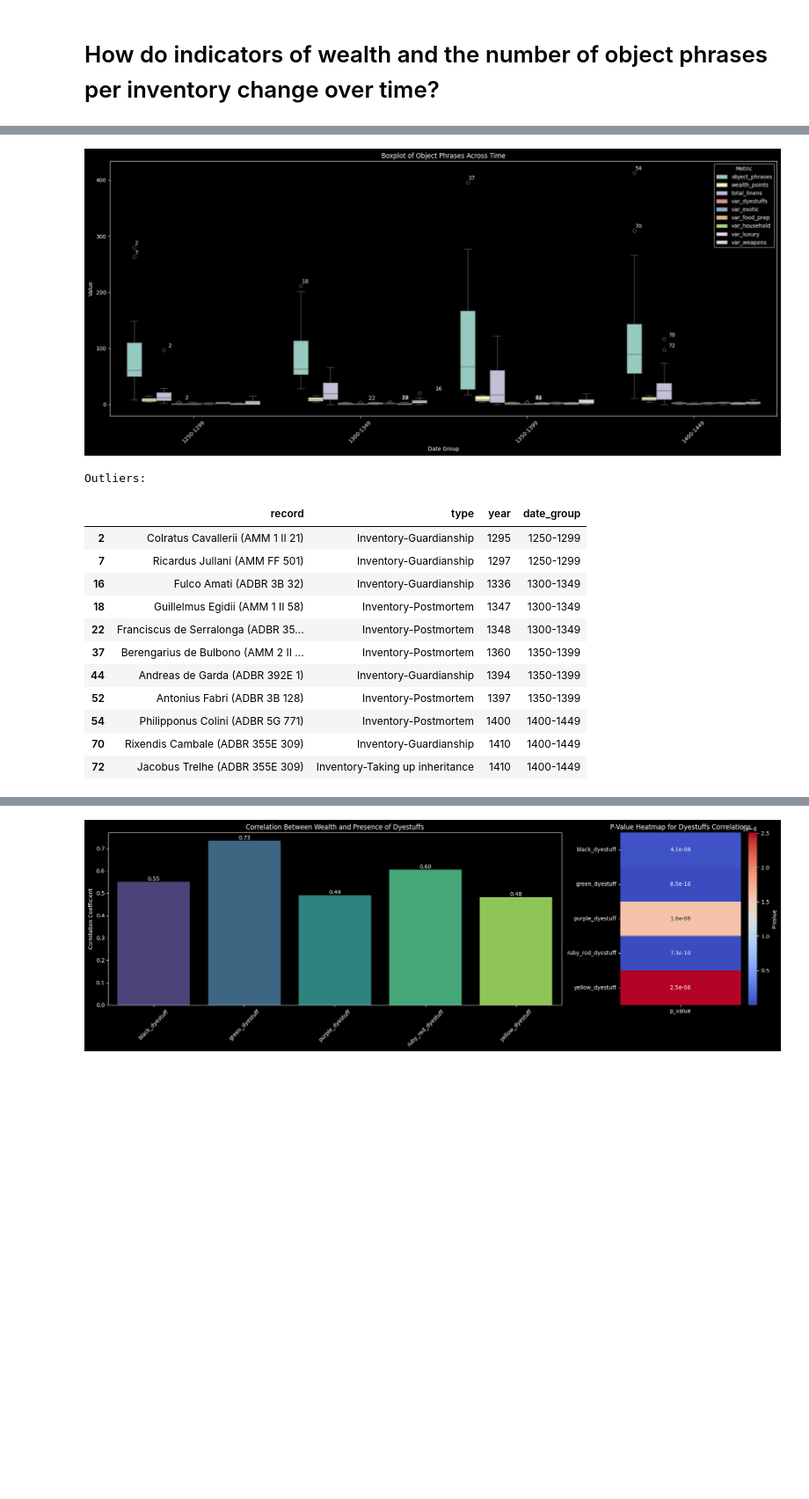
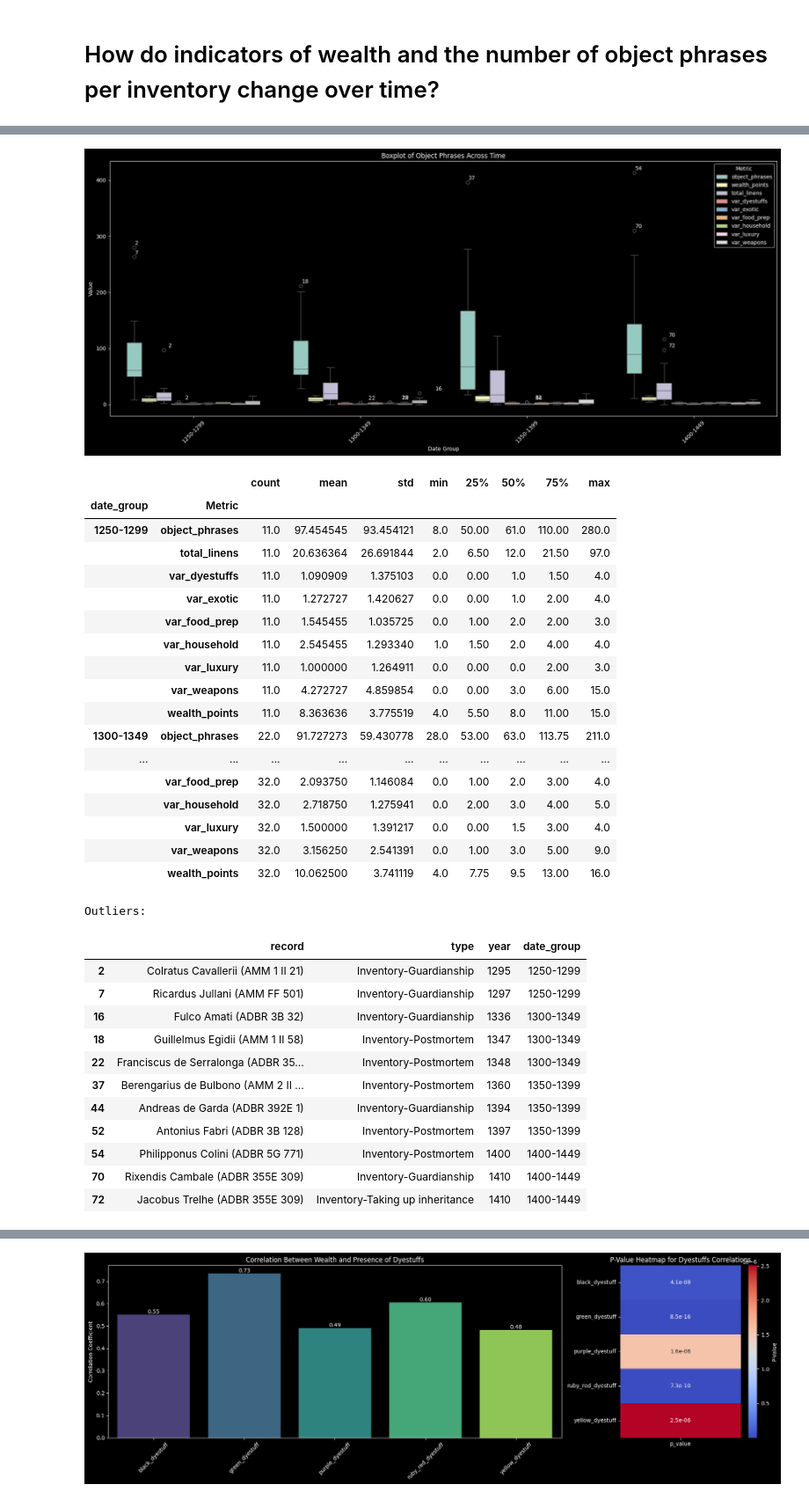
Before and after one commit to gpizzorno/marseille-luxury-objects, a Jupyter notebook: measuring-wealth.ipynb, the cells around one changed output, grey strips where cells are left out. Shown at 88% size. Saved outputs shown, nothing was run; the diff lists cells and outputs as text; code cells hidden in the pictures; blank space fills up the shorter version.

```diff
--- a/measuring-wealth.ipynb
+++ b/measuring-wealth.ipynb
@@ -275,47 +267,66 @@ plt.tight_layout()
 
 # Add outlier labels
 outliers = []
 num_metrics = len(target_columns)  # Total number of metrics
 for i, metric in enumerate(target_columns, start=1):
     for group_index, group in enumerate(DATE_GROUPINGS):
         df_group = df[df['date_group'] == group]
         for _, row in df_group.iterrows():
             if row[metric] > df_group[metric].quantile(0.75) + 1.5 * (
                 df_group[metric].quantile(0.75) - df_group[metric].quantile(0.25)
             ):
                 outliers.append(row['id'])
                 # Calculate x position for annotation
                 x_offset = (i - num_metrics / 2) * 0.1  # Adjust the multiplier (e.g., 0.1) for spacing
                 x_pos = group_index + x_offset
                 plt.annotate(
                     str(row['id']),
                     xy=(x_pos, row[metric]),
                     xytext=(0, 5),
                     textcoords='offset points',
                     fontsize=10,
                 )
 
 
 plt.show()
 
-# results = plot_data.groupby(['date_group', 'Metric'])['Value'].describe()
-# display(results)
-
-# print data for outliers, include id, record, type, year, and date_group
+# print data for outliers
 print('Outliers:')
 display(df[df['id'].isin(outliers)][['record', 'type', 'year', 'date_group']])
+
+print('Numeric results:')
+results = plot_data.groupby(['date_group', 'Metric'])['Value'].describe()
+display(results)
 # %% [output]
 [figure]
+|  |  | count | mean | std | min | 25% | 50% | 75% | max |
+| date_group | Metric |  |  |  |  |  |  |  |  |
+| 1250-1299 | object_phrases | 11.0 | 97.454545 | 93.454121 | 8.0 | 50.00 | 61.0 | 110.00 | 280.0 |
+|  | total_linens | 11.0 | 20.636364 | 26.691844 | 2.0 | 6.50 | 12.0 | 21.50 | 97.0 |
+|  | var_dyestuffs | 11.0 | 1.090909 | 1.375103 | 0.0 | 0.00 | 1.0 | 1.50 | 4.0 |
+|  | var_exotic | 11.0 | 1.272727 | 1.420627 | 0.0 | 0.00 | 1.0 | 2.00 | 4.0 |
+|  | var_food_prep | 11.0 | 1.545455 | 1.035725 | 0.0 | 1.00 | 2.0 | 2.00 | 3.0 |
+|  | var_household | 11.0 | 2.545455 | 1.293340 | 1.0 | 1.50 | 2.0 | 4.00 | 4.0 |
+|  | var_luxury | 11.0 | 1.000000 | 1.264911 | 0.0 | 0.00 | 0.0 | 2.00 | 3.0 |
+|  | var_weapons | 11.0 | 4.272727 | 4.859854 | 0.0 | 0.00 | 3.0 | 6.00 | 15.0 |
+|  | wealth_points | 11.0 | 8.363636 | 3.775519 | 4.0 | 5.50 | 8.0 | 11.00 | 15.0 |
+| 1300-1349 | object_phrases | 22.0 | 91.727273 | 59.430778 | 28.0 | 53.00 | 63.0 | 113.75 | 211.0 |
+| ... | ... | ... | ... | ... | ... | ... | ... | ... | ... |
+|  | var_food_prep | 32.0 | 2.093750 | 1.146084 | 0.0 | 1.00 | 2.0 | 3.00 | 4.0 |
+|  | var_household | 32.0 | 2.718750 | 1.275941 | 0.0 | 2.00 | 3.0 | 4.00 | 5.0 |
+|  | var_luxury | 32.0 | 1.500000 | 1.391217 | 0.0 | 0.00 | 1.5 | 3.00 | 4.0 |
+|  | var_weapons | 32.0 | 3.156250 | 2.541391 | 0.0 | 1.00 | 3.0 | 5.00 | 9.0 |
+|  | wealth_points | 32.0 | 10.062500 | 3.741119 | 4.0 | 7.75 | 9.5 | 13.00 | 16.0 |
 Outliers:
-|  | record | type | year | date_group |
-| 2 | Colratus Cavallerii (AMM 1 II 21) | Inventory-Guardianship | 1295 | 1250-1299 |
-| 7 | Ricardus Jullani (AMM FF 501) | Inventory-Guardianship | 1297 | 1250-1299 |
-| 16 | Fulco Amati (ADBR 3B 32) | Inventory-Guardianship | 1336 | 1300-1349 |
-| 18 | Guillelmus Egidii (AMM 1 II 58) | Inventory-Postmortem | 1347 | 1300-1349 |
-| 22 | Franciscus de Serralonga (ADBR 35... | Inventory-Postmortem | 1348 | 1300-1349 |
-| 37 | Berengarius de Bulbono (AMM 2 II ... | Inventory-Postmortem | 1360 | 1350-1399 |
-| 44 | Andreas de Garda (ADBR 392E 1) | Inventory-Guardianship | 1394 | 1350-1399 |
-| 52 | Antonius Fabri (ADBR 3B 128) | Inventory-Postmortem | 1397 | 1350-1399 |
-| 54 | Philipponus Colini (ADBR 5G 771) | Inventory-Postmortem | 1400 | 1400-1449 |
-| 70 | Rixendis Cambale (ADBR 355E 309) | Inventory-Guardianship | 1410 | 1400-1449 |
-| 72 | Jacobus Trelhe (ADBR 355E 309) | Inventory-Taking up inheritance | 1410 | 1400-1449 |
+|  | record | type | year | date_group |
+| 2 | Colratus Cavallerii (AMM 1 II 21) | Inventory-Guardianship | 1295 | 1250-1299 |
+| 7 | Ricardus Jullani (AMM FF 501) | Inventory-Guardianship | 1297 | 1250-1299 |
+| 16 | Fulco Amati (ADBR 3B 32) | Inventory-Guardianship | 1336 | 1300-1349 |
+| 18 | Guillelmus Egidii (AMM 1 II 58) | Inventory-Postmortem | 1347 | 1300-1349 |
+| 22 | Franciscus de Serralonga (ADBR 35... | Inventory-Postmortem | 1348 | 1300-1349 |
+| 37 | Berengarius de Bulbono (AMM 2 II ... | Inventory-Postmortem | 1360 | 1350-1399 |
+| 44 | Andreas de Garda (ADBR 392E 1) | Inventory-Guardianship | 1394 | 1350-1399 |
+| 52 | Antonius Fabri (ADBR 3B 128) | Inventory-Postmortem | 1397 | 1350-1399 |
+| 54 | Philipponus Colini (ADBR 5G 771) | Inventory-Postmortem | 1400 | 1400-1449 |
+| 70 | Rixendis Cambale (ADBR 355E 309) | Inventory-Guardianship | 1410 | 1400-1449 |
+| 72 | Jacobus Trelhe (ADBR 355E 309) | Inventory-Taking up inheritance | 1410 | 1400-1449 |
```
Also changed, not shown: parts of 6 cells of this notebook.
